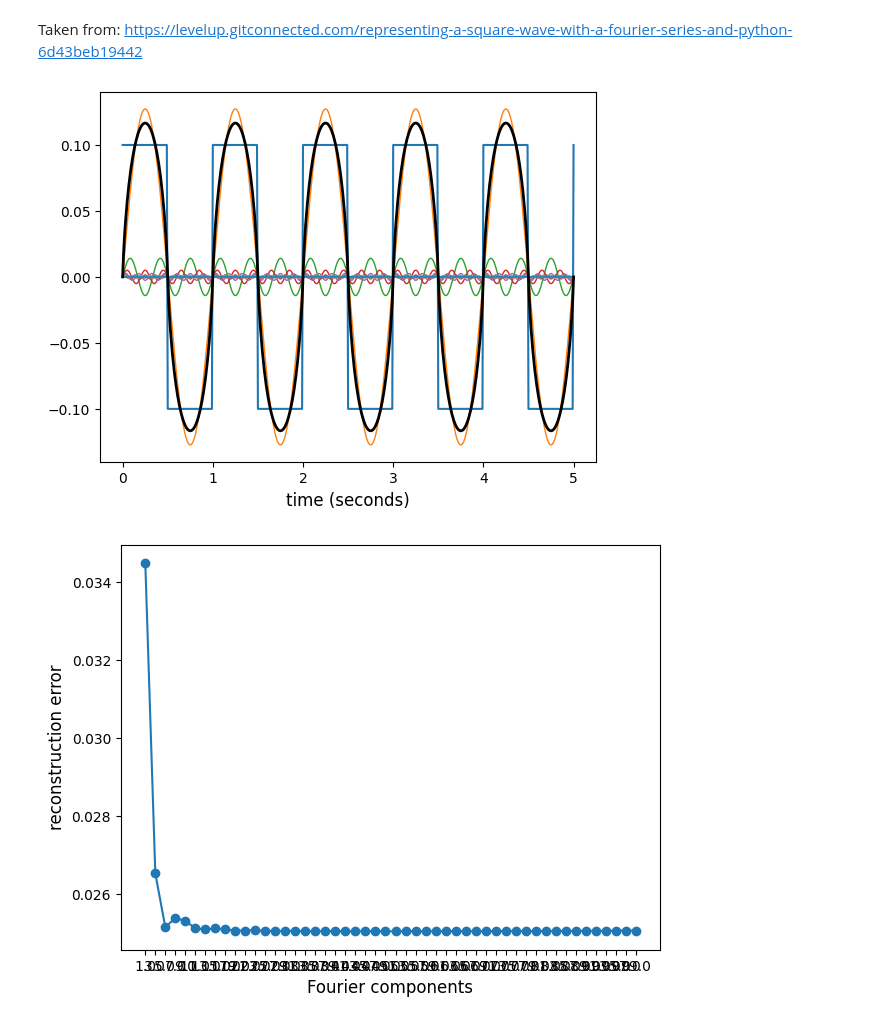
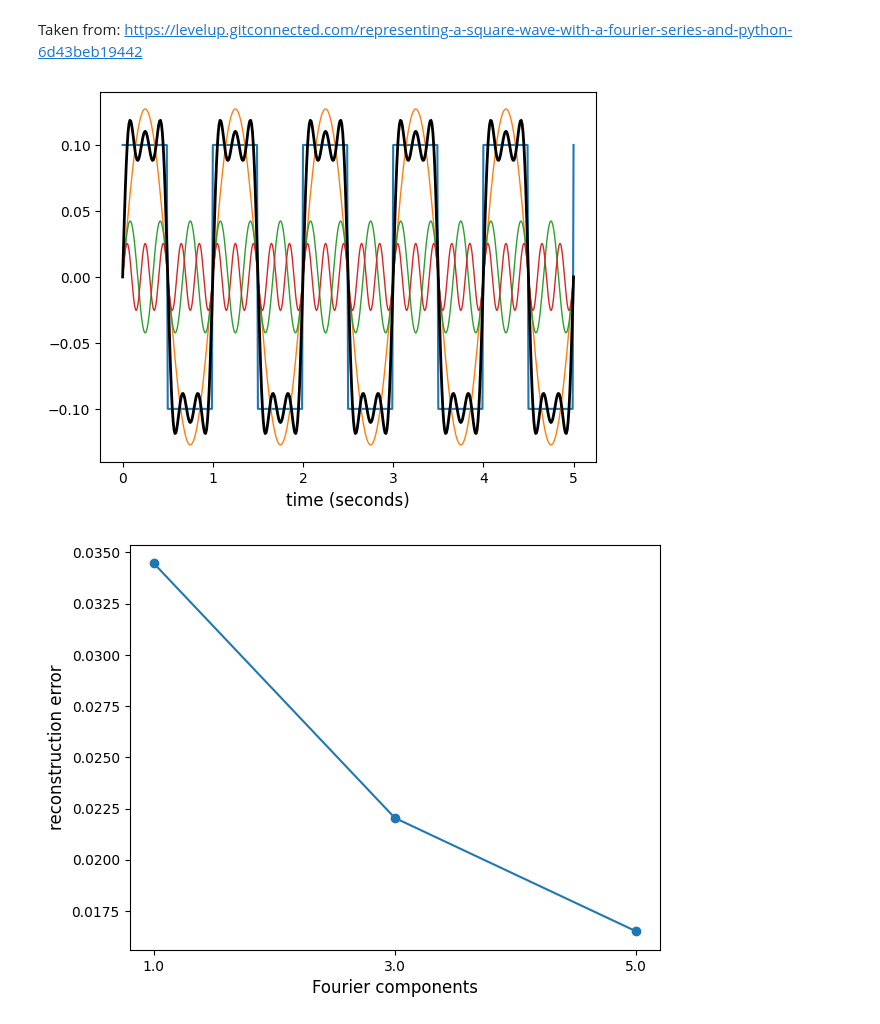
Before and after one commit to thierrynieus/cell_biophysics_AA2526, a Jupyter notebook: fourier - square wave.ipynb, the cells around one changed output. Saved outputs shown, nothing was run; the diff lists cells and outputs as text; code cells hidden in the pictures.

```diff
--- a/fourier - square wave.ipynb
+++ b/fourier - square wave.ipynb
@@ -25,34 +25,34 @@ t = np.arange(0, 5+0.01, 0.01)
 y = square1(t, T, A)
 plt.plot(t, y)
 
-num_comp = 50 # num components
+num_comp = 3 # num components
 
 num = len(t)
 y_tot = np.zeros(num)
 y_err = np.zeros(num_comp)
 x_err = np.zeros(num_comp)
 
 for n_comp in range(num_comp):
     n = 2*n_comp+1
     #n = n_comp + 1
     x_err[n_comp] = n
     fn = bn(n,A)
-    yn = fn * np.sin(n*omega*t) / n
+    yn = fn * np.sin(n*omega*t) #/ n
     y_tot = y_tot + yn
     y_err[n_comp] = np.mean(np.abs(y_tot-y))
     plt.plot(t, yn, lw=1, linestyle='-', label='n=%d'%n)
 
 plt.plot(t, y_tot, c='k', linestyle='-', lw=2)
 #plt.legend()
 plt.xlabel('time (seconds)', fontsize=12)
 
 
 plt.figure(2)
 plt.plot(y_err,marker='o', )
 plt.xticks(np.arange(num_comp),x_err)
 plt.xlabel('Fourier components', fontsize=12)
 plt.ylabel('reconstruction error', fontsize=12)
 plt.tight_layout(pad=1)
 # %% [output]
-[figure, old version]
+[figure, new version]
-[figure, old version]
+[figure, new version]
```
